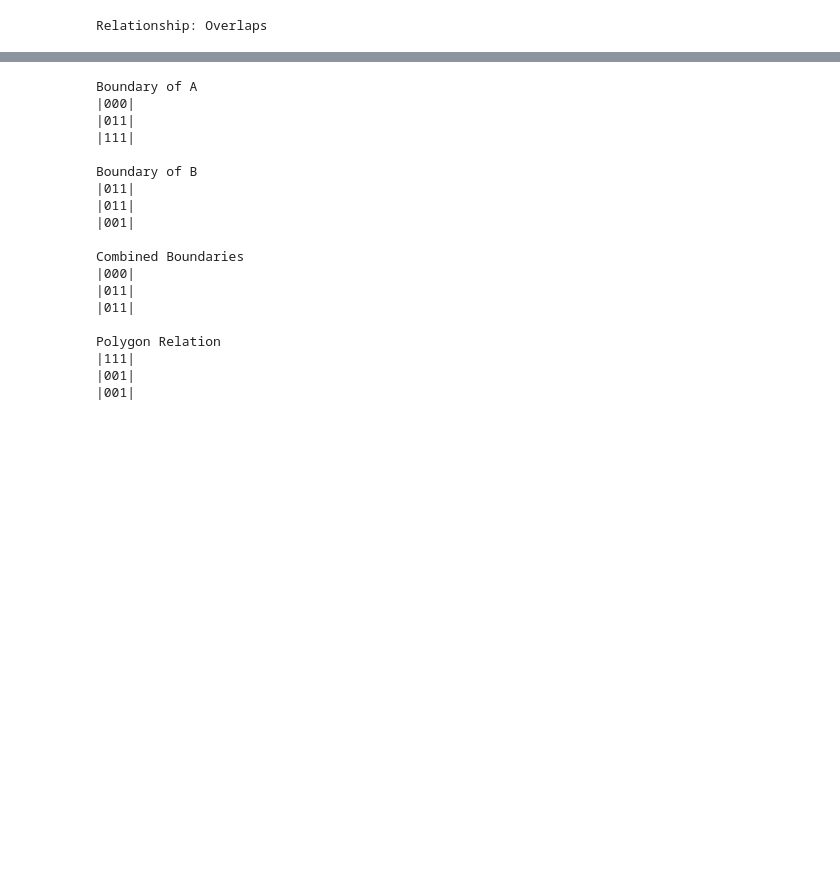
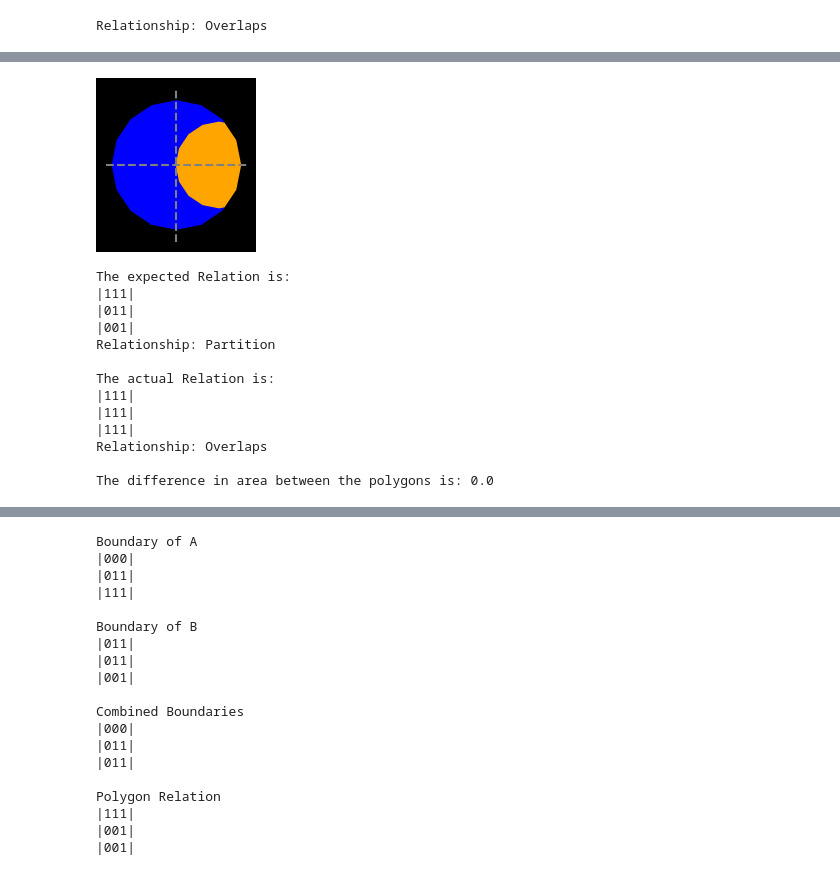
Before and after one commit to GregSal/StructureRelations, a Jupyter notebook: src/notebooks/relations/BoundaryRelationTests.ipynb, the cells around one changed output, grey strips where cells are left out. Saved outputs shown, nothing was run; the diff lists cells and outputs as text; code cells hidden in the pictures; blank space fills up the shorter version.

```diff
--- a/src/notebooks/relations/BoundaryRelationTests.ipynb
+++ b/src/notebooks/relations/BoundaryRelationTests.ipynb
@@ -974,0 +765,37 @@ ax = plot_ab(full_circle_boundary, cropped_circle_boundary)
+# %%
+full_circle = shapely.Polygon(circle_points(3,tolerance=0.01))
+circle4_offset = shapely.Polygon(circle_points(2, offset_x=2, tolerance=0.01))
+cropped_circle = shapely.intersection(full_circle, circle4_offset)
+ax = plot_ab(full_circle, cropped_circle)
+r = DE9IM(full_circle, cropped_circle)
+r27 = DE27IM(full_circle, cropped_circle)
+
+
+# Expected relation is PARTITION: 212F11FF2
+p = DE9IM(relation_str='212F11FF2')
+padding = '0'*18
+p27 = DE27IM(relation_str='111011001'+padding)
+print('The expected Relation is:')
+print(p)
+print(p27.identify_relation())
+print('\nThe actual Relation is:')
+print(r)
+print(r27.identify_relation())
+
+dif = cropped_circle - full_circle
+print(f'\nThe difference in area between the polygons is: {dif.area}')
+# %% [output]
+[figure, added]
+The expected Relation is:
+|111|
+|011|
+|001|
+Relationship: Partition
+
+The actual Relation is:
+|111|
+|111|
+|111|
+Relationship: Overlaps
+
+The difference in area between the polygons is: 0.0
```
Also changed, not shown: parts of 21 cells of this notebook, 1 other file.
